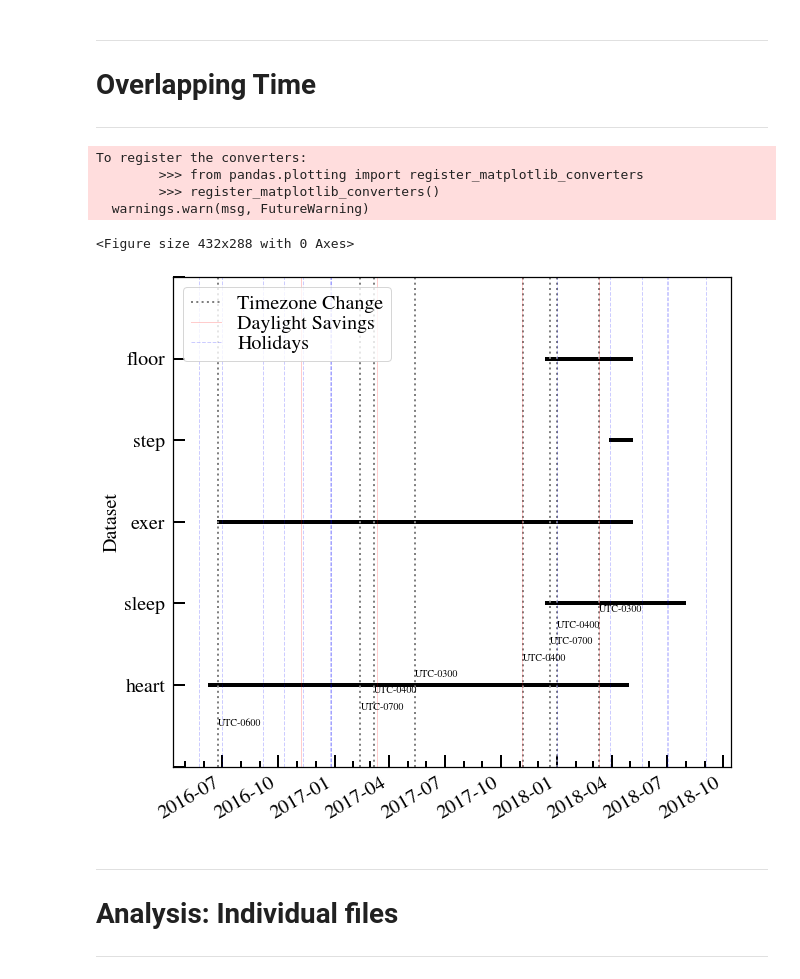
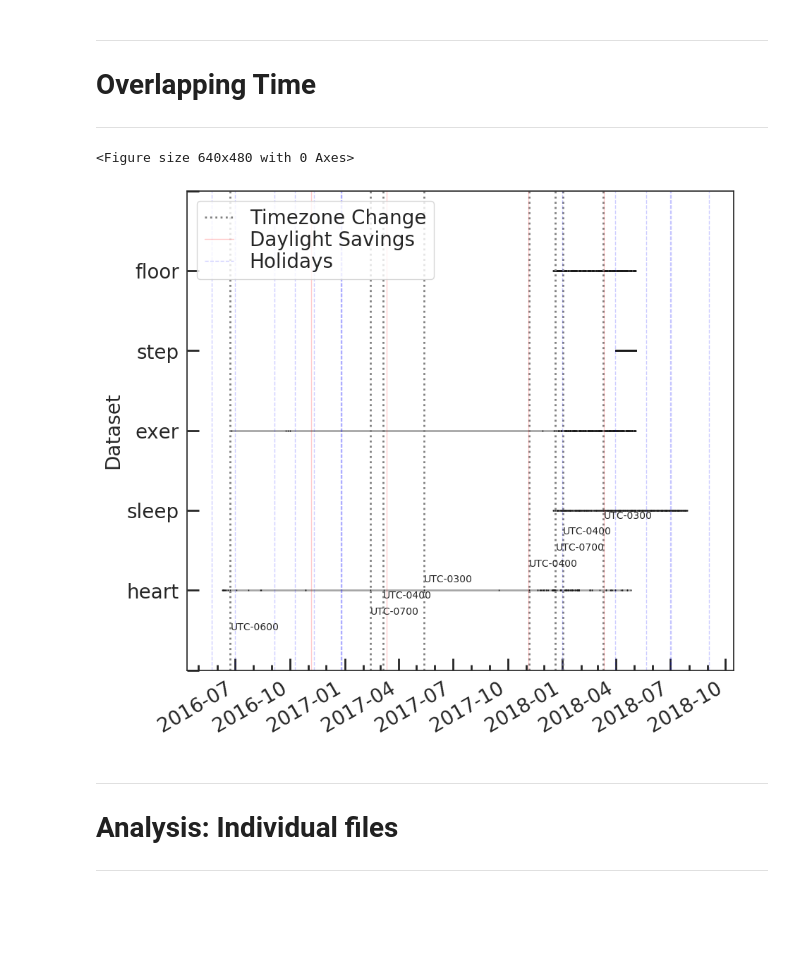
Before and after one commit to Heringer-Epson/Lantern, a Jupyter notebook: course_python/project/Project_Epson.ipynb, the cells around one changed output. Cells and saved outputs as stored; diff of their text form; code cells hidden in the pictures; blank space fills up the shorter version.

```diff
--- a/course_python/project/Project_Epson.ipynb
+++ b/course_python/project/Project_Epson.ipynb
@@ -275,9 +285,10 @@ starttime_obj = Retrieve_Timestamps(
 endtime_obj = Retrieve_Timestamps(
   exer_df['end_time'].values, exer_df['time_offset'].values, 'UTC', 'datestr', time_format).out
 exer_df['Start_time_obj'] = starttime_obj
+exer_df['End_time_obj'] = endtime_obj
 
 #Show that time conversion makes sense.
-print(exer_df['start_time'].values[0], exer_df['time_offset'].values[0], starttime_obj[0])
+#print(exer_df['start_time'].values[0], exer_df['time_offset'].values[0], starttime_obj[0])
 
 #Compute the measurement date (without including hour--for merging purposes).
 exer_df['date'] = np.array([t.strftime('%Y/%m/%d') for t in starttime_obj])
@@ -290,11 +301,15 @@ duration = endtime_obj - starttime_obj
 exer_df['exer_duration'] = np.array([t.days*24.*60 + t.seconds/60. for t in duration]) #In minutes
 
 #Compute hour of the day the measurement started.
-exer_df['start_hour'] = np.array([int(t.hour + t.minute/60. + t.second/3600.) for t in starttime_obj])
+exer_df['start_hour'] = np.array([t.hour + t.minute/60. + t.second/3600. for t in starttime_obj])
+exer_df['start_hour_coarse'] = np.array([int(t.hour + t.minute/60. + t.second/3600.) for t in starttime_obj])
 
 #Compute day of the week.
 exer_df['weekday'] = np.array([calendar.day_name[t.weekday()] for t in starttime_obj])
 exer_df['weekday_num'] = exer_df['weekday'].map(weekday_str2num)
+
+exer_df['workday'] = [is_workday(hol,wn) for (hol,wn) in
+                      zip(exer_df['is_holiday'].values, exer_df['weekday_num'].values)]
 
 #Compute time progression.
 ref_date = min(starttime_obj)
@@ -334,6 +348,7 @@ starttime_obj = Retrieve_Timestamps(
 endtime_obj = Retrieve_Timestamps(
   step_df['end_time'].values, step_df['time_offset'].values, 'UTC', 'datestr', time_format).out
 step_df['Start_time_obj'] = starttime_obj
+step_df['End_time_obj'] = endtime_obj
 
 #Compute the measurement date (without including hour--for merging purposes).
 step_df['date'] = np.array([t.strftime('%Y/%m/%d') for t in starttime_obj])
@@ -397,6 +413,7 @@ starttime_obj = Retrieve_Timestamps(
 endtime_obj = Retrieve_Timestamps(
   heart_df['end_time'].values, heart_df['time_offset'].values, 'UTC', 'datestr', time_format).out
 heart_df['Start_time_obj'] = starttime_obj
+heart_df['End_time_obj'] = endtime_obj
 
 #Compute the measurement date (without including hour--for merging purposes).
 heart_df['date'] = np.array([t.strftime('%Y/%m/%d') for t in starttime_obj])
@@ -452,6 +469,7 @@ starttime_obj = Retrieve_Timestamps(
 endtime_obj = Retrieve_Timestamps(
   floor_df['end_time'].values, floor_df['time_offset'].values, 'UTC', 'datestr', time_format).out
 floor_df['Start_time_obj'] = starttime_obj
+floor_df['End_time_obj'] = endtime_obj
 
 #Compute the measurement date (without including hour--for merging purposes).
 floor_df['date'] = np.array([t.strftime('%Y/%m/%d') for t in starttime_obj])
@@ -513,7 +531,7 @@ floor_df['floor_coarse'] = floors
 # %%
 import matplotlib.dates as mdates
 
-#Make a dictionary with dates when the timezone has changed.
+#Make a dataframe with dates when the timezone has changed.
 def make_tz_changers(time_obj, tz_list):
     cond = tz_list[:-1] != tz_list[1:]
     tz_changers = {}
@@ -545,45 +563,42 @@ for i, df in enumerate(list_df):
     time_obj = df['Start_time_obj'].values
     x = [min(time_obj), max(time_obj)]
     y = [i + 1, i + 1]
-    ax.plot(x, y, marker='None', ls='-', lw=4., color='k')
+    ax.plot(x, y, marker='None', ls='-', lw=2., color='grey', alpha=0.7)
+    ax.plot(time_obj, (i + 1) * np.ones(len(time_obj)), ls='None', marker='|', markersize=2., color='k')
     complete_t += list(time_obj)
     complete_tz += list(df['time_offset'].values)
 ax.set_yticklabels(['', '', 'heart', 'sleep', 'exer', 'step', 'floor'])
 
 #Add vertical lines where timezone has changed.
 #use a compile list containing all time objects and their respective timezones.
 aux_df = pd.DataFrame({'time':complete_t, 'tz':complete_tz})
 aux_df.sort_values(by ='time', inplace=True)
 
 tz_changers = make_tz_changers(aux_df['time'].values, aux_df['tz'].values)
 add_tz_change(ax, tz_changers['time_obj'], tz_changers['tz'])
 
 #Add vertical lines for daylight saving changes.
 for t in daylight_list:
     ax.axvline(t, ls='-', lw=1, alpha=.2, color='red')
 
 #Add vertical lines for holidays
 for t in holidays_list:
     ax.axvline(t, ls='--', lw=1, alpha=.2, color='blue')
 
 #Make legend.
 ax.plot([np.nan], [np.nan], ls=':', lw=2, color='grey', label='Timezone Change')
 ax.plot([np.nan], [np.nan], ls='-', lw=1, alpha=.2, color='red', label='Daylight Savings')
 ax.plot([np.nan], [np.nan], ls='--', lw=1, alpha=.2, color='blue', label='Holidays')
 
 ax.legend(frameon=True, fontsize=fs, labelspacing=.1, numpoints=1, loc=2, handlelength=1.5)
 
 #ax.xaxis.set_minor_locator(mdates.WeekdayLocator())
 ax.xaxis.set_minor_locator(mdates.MonthLocator(interval=1))
 ax.xaxis.set_major_locator(mdates.MonthLocator(interval=3))
 fig.autofmt_xdate()
 # %% [output]
-To register the converters:
-        >>> from pandas.plotting import register_matplotlib_converters
-        >>> register_matplotlib_converters()
-  warnings.warn(msg, FutureWarning)
+<Figure size 640x480 with 0 Axes>
-<Figure size 432x288 with 0 Axes>
-[figure, old version]
+[figure, new version]
 # %% [markdown]
 ---
 # Analysis: Individual files
```
Also changed, not shown: parts of 27 cells of this notebook.
